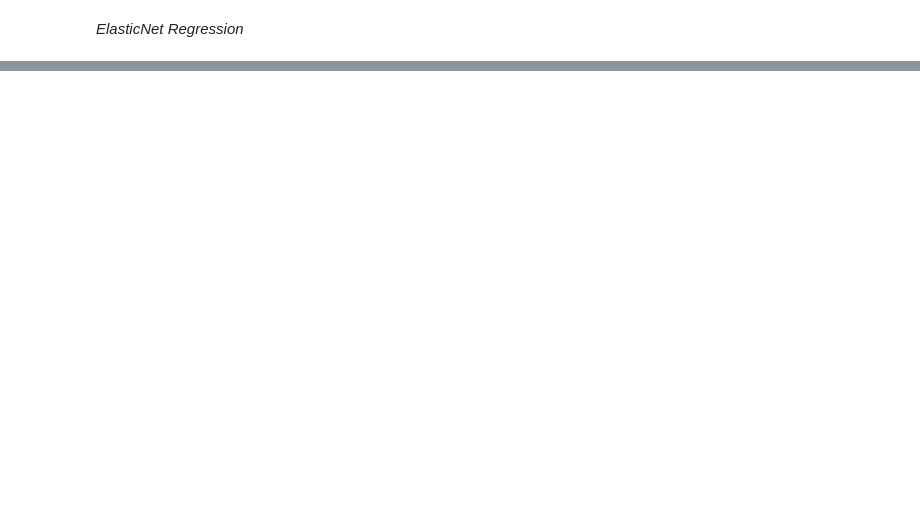
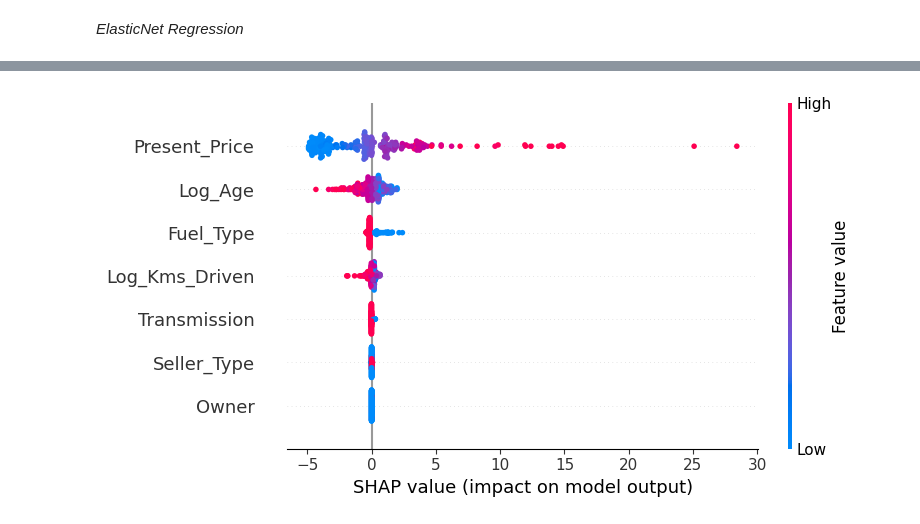
Before and after one commit to AichaELMouta/Books_sales_Regression, a Jupyter notebook: car_price_prediction.ipynb, the cells around one changed output, grey strips where cells are left out. Saved outputs shown, nothing was run; the diff lists cells and outputs as text; code cells hidden in the pictures; blank space fills up the shorter version.

```diff
--- a/car_price_prediction.ipynb
+++ b/car_price_prediction.ipynb
@@ -738,0 +1046,4 @@ Based on linear regression models, Ridge, Lasso and ElasticNet and thier RMSE, t
+# %%
+shap.summary_plot(shap_values, X_train)
+# %% [output]
+[figure, added]
```
Also changed, not shown: parts of 86 cells of this notebook.
